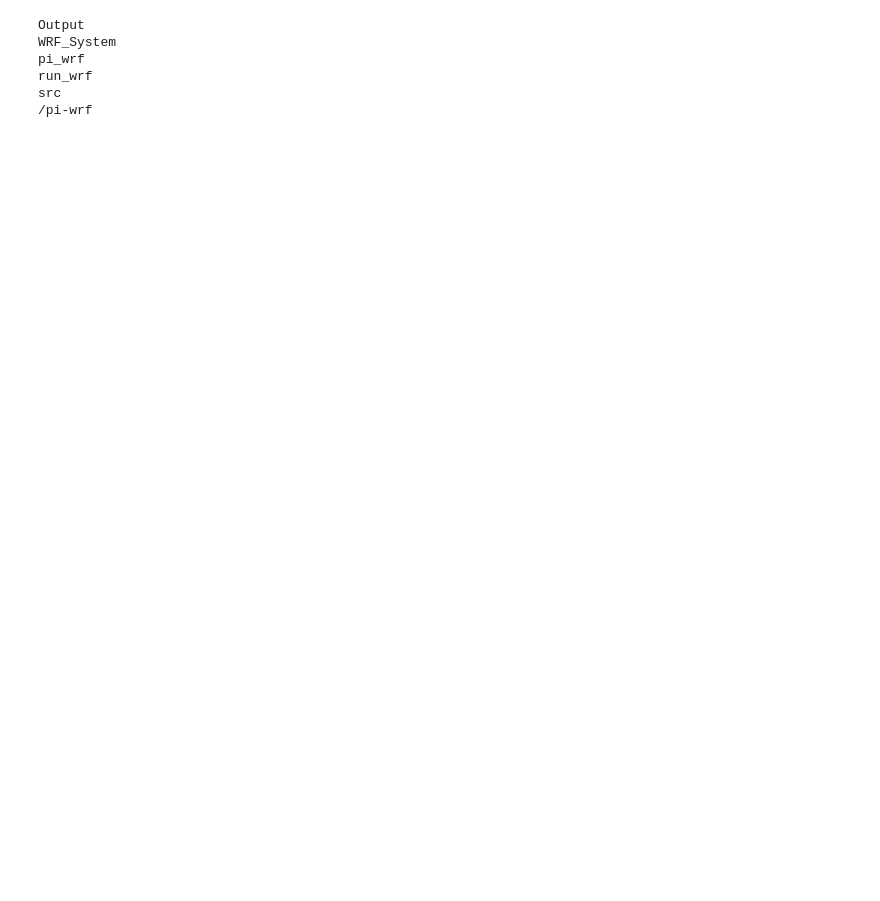
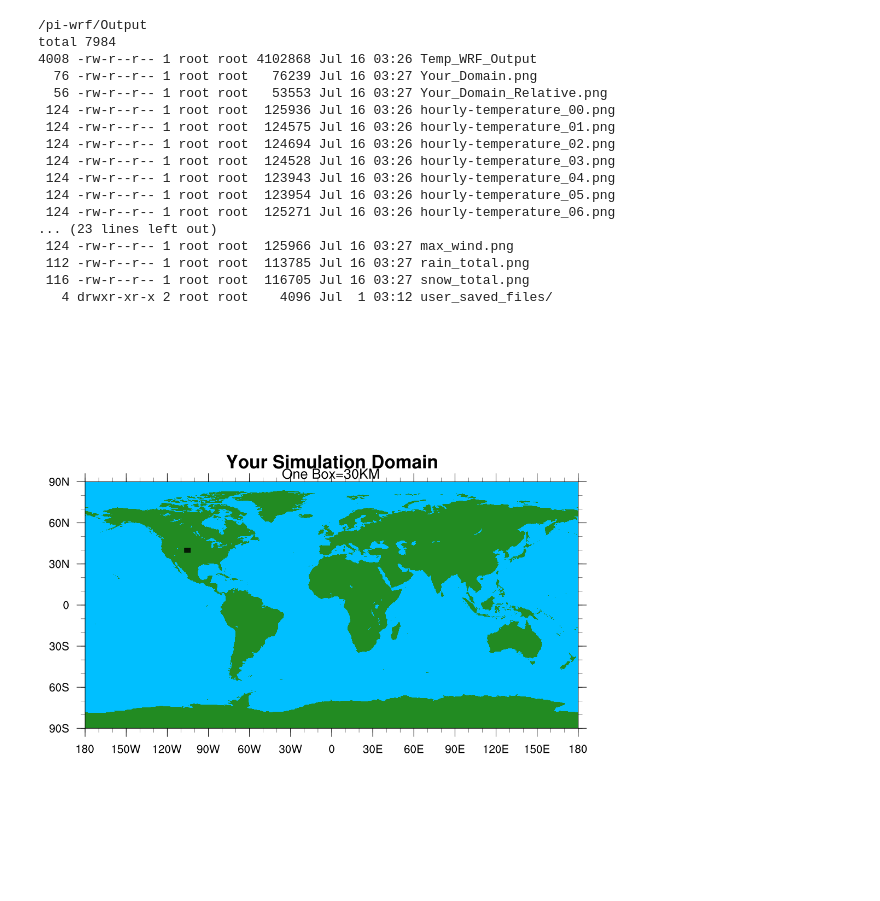
Before and after one commit to NCAR/pi-wrf, a Jupyter notebook: envs/smpar_gui/notebooks/update_marker_location.ipynb, the cells around one changed output. Cells and saved outputs as stored; diff of their text form; code cells hidden in the pictures; blank space fills up the shorter version.

```diff
--- a/envs/smpar_gui/notebooks/update_marker_location.ipynb
+++ b/envs/smpar_gui/notebooks/update_marker_location.ipynb
@@ -45,12 +145,27 @@ CalledProcessError: Command 'b'cd ../../pi_wrf/pi_wrf\nls\npwd\npython3 ../../ru
-# %%
-%%bash
-cd ../..
-ls
-pwd
-# %% [output]
-Output
-WRF_System
-pi_wrf
-run_wrf
-src
-/pi-wrf
+# %%
+from IPython.display import Image
+#Image(filename='test.png')
+
+%cd ~/../pi-wrf/Output
+%pwd
+%ls -ls
+Image(filename='Your_Domain_Relative.png')
+# %% [output]
+/pi-wrf/Output
+total 7984
+4008 -rw-r--r-- 1 root root 4102868 Jul 16 03:26 Temp_WRF_Output
+  76 -rw-r--r-- 1 root root   76239 Jul 16 03:27 Your_Domain.png
+  56 -rw-r--r-- 1 root root   53553 Jul 16 03:27 Your_Domain_Relative.png
+ 124 -rw-r--r-- 1 root root  125936 Jul 16 03:26 hourly-temperature_00.png
+ 124 -rw-r--r-- 1 root root  124575 Jul 16 03:26 hourly-temperature_01.png
+ 124 -rw-r--r-- 1 root root  124694 Jul 16 03:26 hourly-temperature_02.png
+ 124 -rw-r--r-- 1 root root  124528 Jul 16 03:26 hourly-temperature_03.png
+ 124 -rw-r--r-- 1 root root  123943 Jul 16 03:26 hourly-temperature_04.png
+ 124 -rw-r--r-- 1 root root  123954 Jul 16 03:26 hourly-temperature_05.png
+ 124 -rw-r--r-- 1 root root  125271 Jul 16 03:26 hourly-temperature_06.png
+... (23 lines left out)
+ 124 -rw-r--r-- 1 root root  125966 Jul 16 03:27 max_wind.png
+ 112 -rw-r--r-- 1 root root  113785 Jul 16 03:27 rain_total.png
+ 116 -rw-r--r-- 1 root root  116705 Jul 16 03:27 snow_total.png
+   4 drwxr-xr-x 2 root root    4096 Jul  1 03:12 user_saved_files/
+[figure, added]
```
Also changed, not shown: parts of 16 cells of this notebook, 4 other files.
